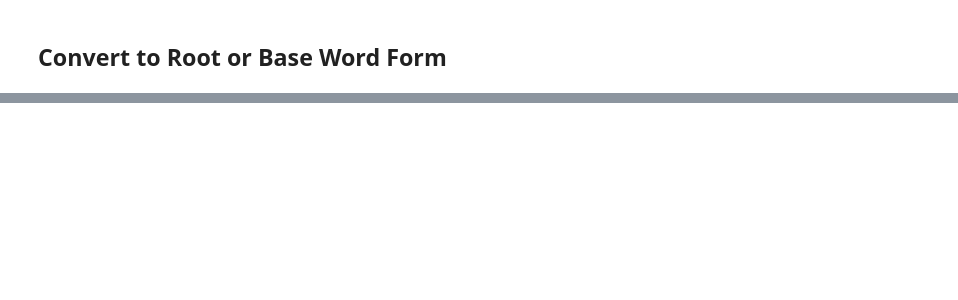
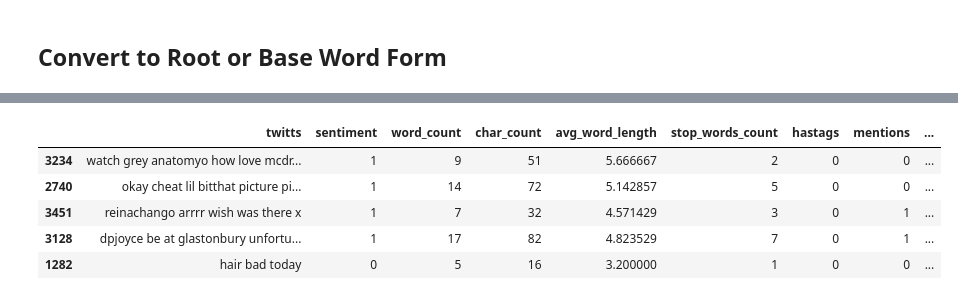
Before and after one commit to CRSpradlin/natural-language-processing-course, a Jupyter notebook: NLP Course Work/6. Text Cleaning and Preprocessing/CompleteTextCleaningAndPreprocessing.ipynb, the cells around one changed output, grey strips where cells are left out. Cells and saved outputs as stored; diff of their text form; code cells hidden in the pictures; blank space fills up the shorter version.

```diff
--- a/NLP Course Work/6. Text Cleaning and Preprocessing/CompleteTextCleaningAndPreprocessing.ipynb
+++ b/NLP Course Work/6. Text Cleaning and Preprocessing/CompleteTextCleaningAndPreprocessing.ipynb
@@ -575,0 +688,9 @@ df.sample(5)
+# %%
+df.sample(5)
+# %% [output]
+|  | twitts | sentiment | word_count | char_count | avg_word_length | stop_words_count | hastags | mentions | ... |
+| 3234 | watch grey anatomyo how love mcdr... | 1 | 9 | 51 | 5.666667 | 2 | 0 | 0 | ... |
+| 2740 | okay cheat lil bitthat picture pi... | 1 | 14 | 72 | 5.142857 | 5 | 0 | 0 | ... |
+| 3451 | reinachango arrrr wish was there x | 1 | 7 | 32 | 4.571429 | 3 | 0 | 1 | ... |
+| 3128 | dpjoyce be at glastonbury unfortu... | 1 | 17 | 82 | 4.823529 | 7 | 0 | 1 | ... |
+| 1282 | hair bad today | 0 | 5 | 16 | 3.200000 | 1 | 0 | 0 | ... |
```
Also changed, not shown: parts of 61 cells of this notebook.
